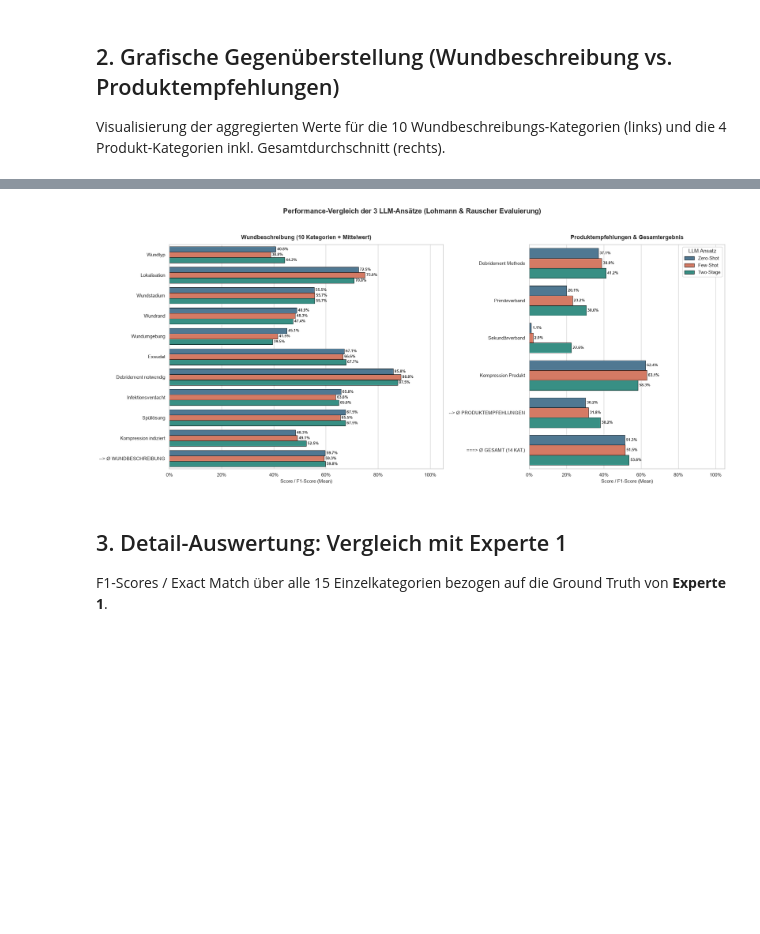
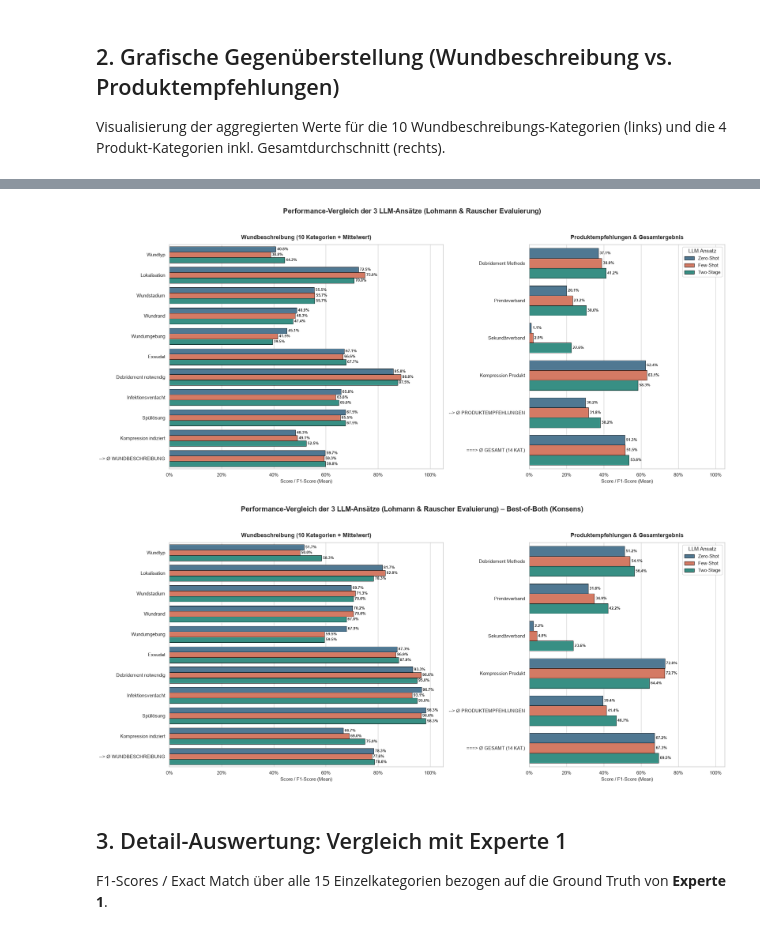
Before and after one commit to code-mert/masterarbeitmodell, a Jupyter notebook: notebooks/analyse_prompts/all_prompts.ipynb, the cells around one changed output, grey strips where cells are left out. Saved outputs shown, nothing was run; the diff lists cells and outputs as text; code cells hidden in the pictures; blank space fills up the shorter version.

```diff
--- a/notebooks/analyse_prompts/all_prompts.ipynb
+++ b/notebooks/analyse_prompts/all_prompts.ipynb
@@ -45,7 +52,10 @@ Visualisierung der aggregierten Werte für die 10 Wundbeschreibungs-Kategorien (
 # %%
 pa.plot_overview_groups()
+# Performance-Übersicht der 3 Prompt-Ansätze mit Best-of-Both (Konsens)
+pa.plot_overview_groups_consensus()
 # %% [output]
 [figure]
+[figure, added]
 # %% [markdown]
 ## 3. Detail-Auswertung: Vergleich mit Experte 1
 F1-Scores / Exact Match über alle 15 Einzelkategorien bezogen auf die Ground Truth von **Experte 1**.
```
Also changed, not shown: parts of 9 cells of this notebook, 8 other files.
